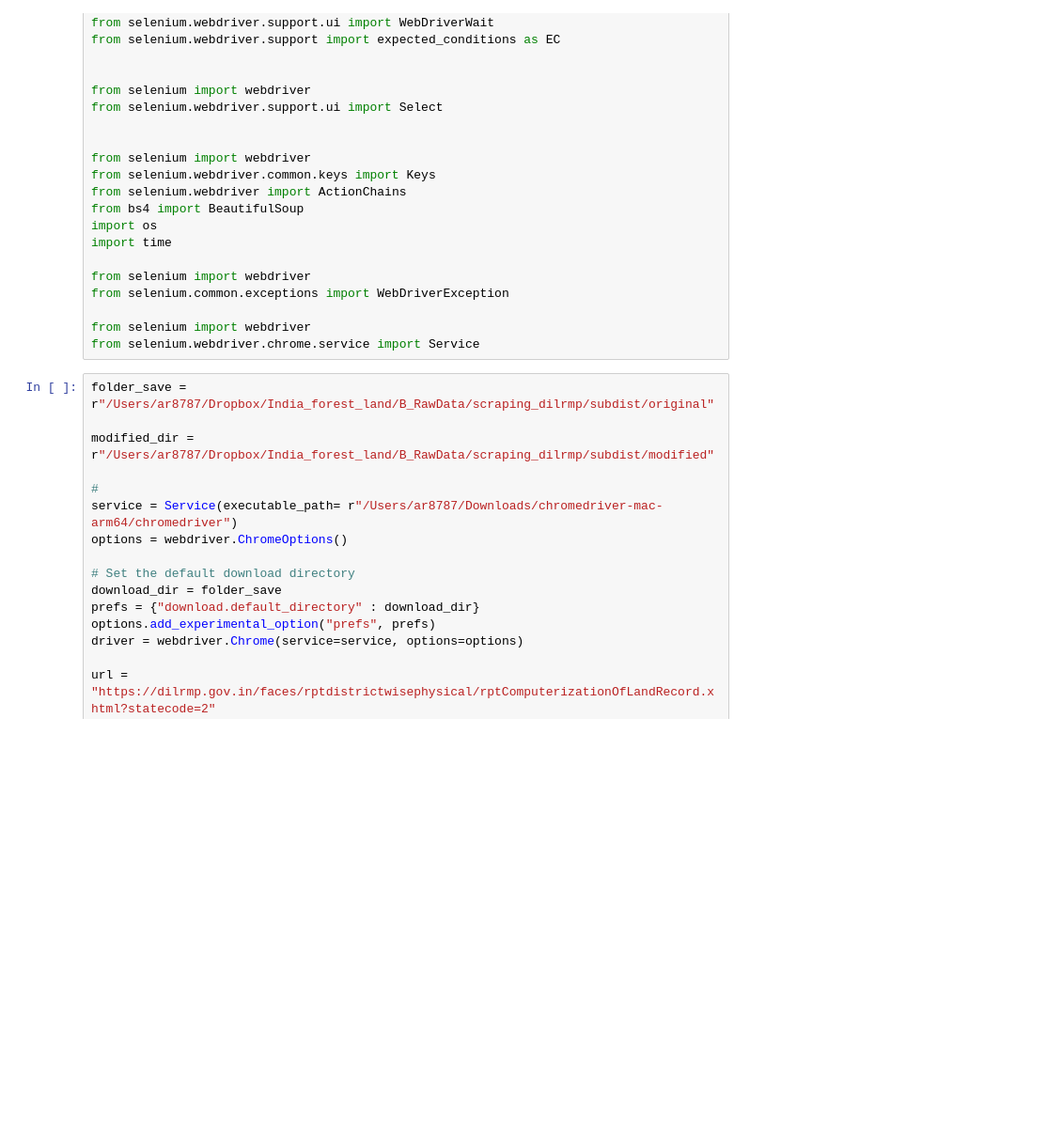
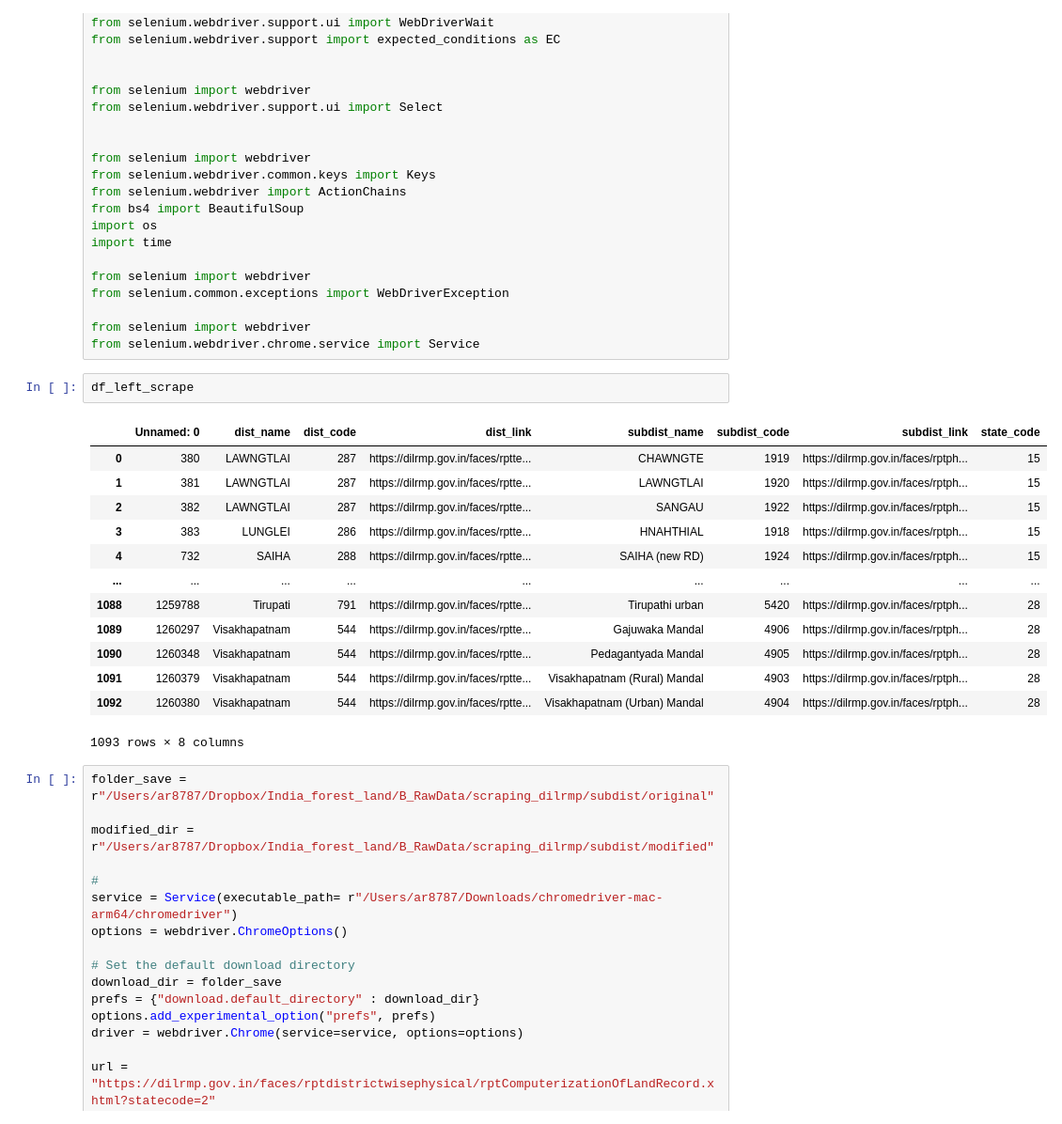
Before and after one commit to anzonyquispe/MediaLab_PUCP, a Jupyter notebook: Untitled Folder/uttar_pradesh_webscrapping.ipynb, the cells around one changed output. Shown at 94% size. Drawn from its saved outputs; the diff is of its cells as text; blank space fills up the shorter version.

```diff
--- a/Untitled Folder/uttar_pradesh_webscrapping.ipynb
+++ b/Untitled Folder/uttar_pradesh_webscrapping.ipynb
@@ -25,6 +25,22 @@ from selenium.common.exceptions import WebDriverException
 
 from selenium import webdriver
 from selenium.webdriver.chrome.service import Service
+# %%
+df_left_scrape
+# %% [output]
+|  | Unnamed: 0 | dist_name | dist_code | dist_link | subdist_name | subdist_code | subdist_link | state_code |
+| 0 | 380 | LAWNGTLAI | 287 | https://dilrmp.gov.in/faces/rptte... | CHAWNGTE | 1919 | https://dilrmp.gov.in/faces/rptph... | 15 |
+| 1 | 381 | LAWNGTLAI | 287 | https://dilrmp.gov.in/faces/rptte... | LAWNGTLAI | 1920 | https://dilrmp.gov.in/faces/rptph... | 15 |
+| 2 | 382 | LAWNGTLAI | 287 | https://dilrmp.gov.in/faces/rptte... | SANGAU | 1922 | https://dilrmp.gov.in/faces/rptph... | 15 |
+| 3 | 383 | LUNGLEI | 286 | https://dilrmp.gov.in/faces/rptte... | HNAHTHIAL | 1918 | https://dilrmp.gov.in/faces/rptph... | 15 |
+| 4 | 732 | SAIHA | 288 | https://dilrmp.gov.in/faces/rptte... | SAIHA (new RD) | 1924 | https://dilrmp.gov.in/faces/rptph... | 15 |
+| ... | ... | ... | ... | ... | ... | ... | ... | ... |
+| 1088 | 1259788 | Tirupati | 791 | https://dilrmp.gov.in/faces/rptte... | Tirupathi urban | 5420 | https://dilrmp.gov.in/faces/rptph... | 28 |
+| 1089 | 1260297 | Visakhapatnam | 544 | https://dilrmp.gov.in/faces/rptte... | Gajuwaka Mandal | 4906 | https://dilrmp.gov.in/faces/rptph... | 28 |
+| 1090 | 1260348 | Visakhapatnam | 544 | https://dilrmp.gov.in/faces/rptte... | Pedagantyada Mandal | 4905 | https://dilrmp.gov.in/faces/rptph... | 28 |
+| 1091 | 1260379 | Visakhapatnam | 544 | https://dilrmp.gov.in/faces/rptte... | Visakhapatnam (Rural) Mandal | 4903 | https://dilrmp.gov.in/faces/rptph... | 28 |
+| 1092 | 1260380 | Visakhapatnam | 544 | https://dilrmp.gov.in/faces/rptte... | Visakhapatnam (Urban) Mandal | 4904 | https://dilrmp.gov.in/faces/rptph... | 28 |
+1093 rows × 8 columns
 # %%
 folder_save = r"/Users/ar8787/Dropbox/India_forest_land/B_RawData/scraping_dilrmp/subdist/original"
 
```
Also changed, not shown: parts of 7 cells of this notebook.
